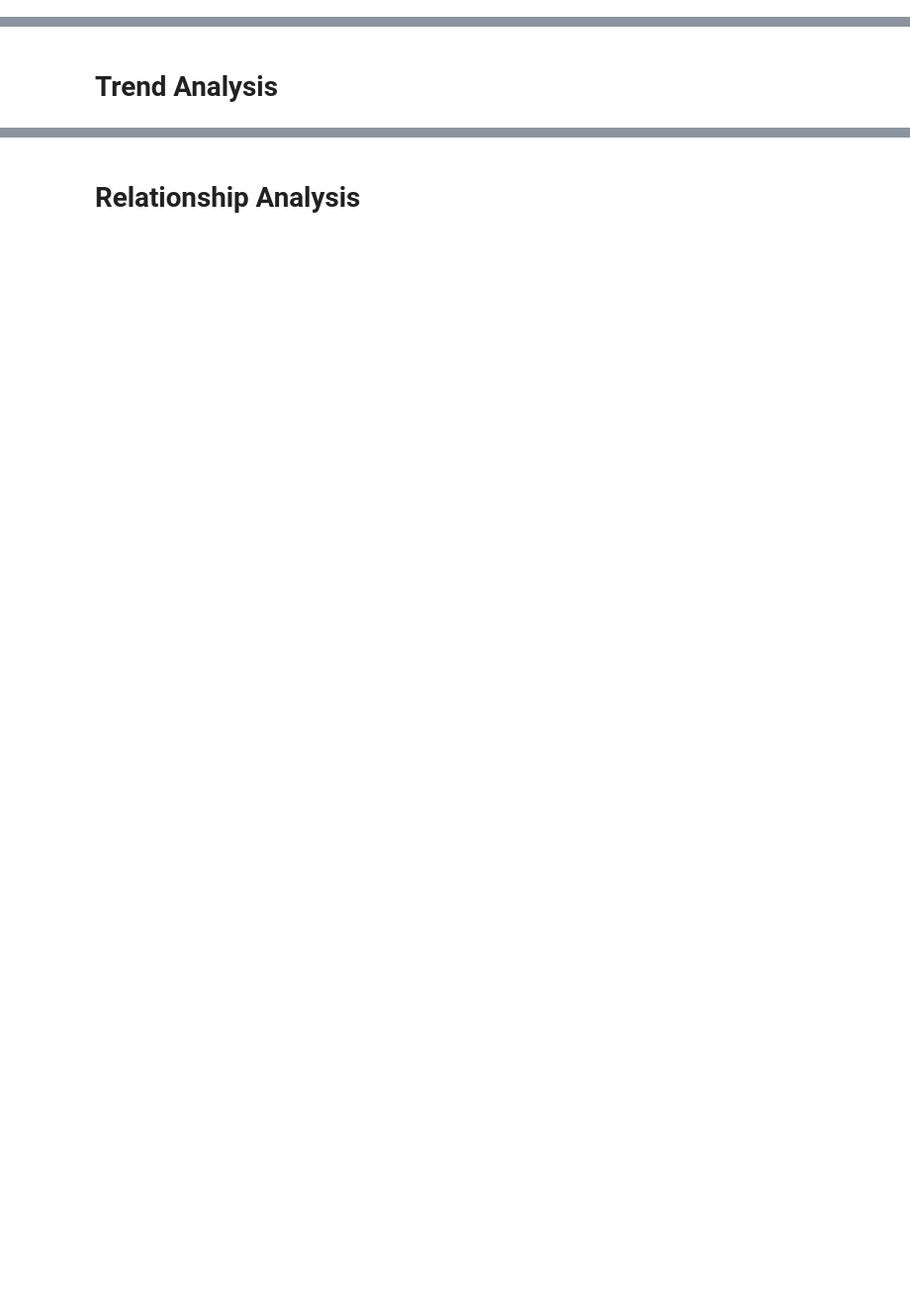
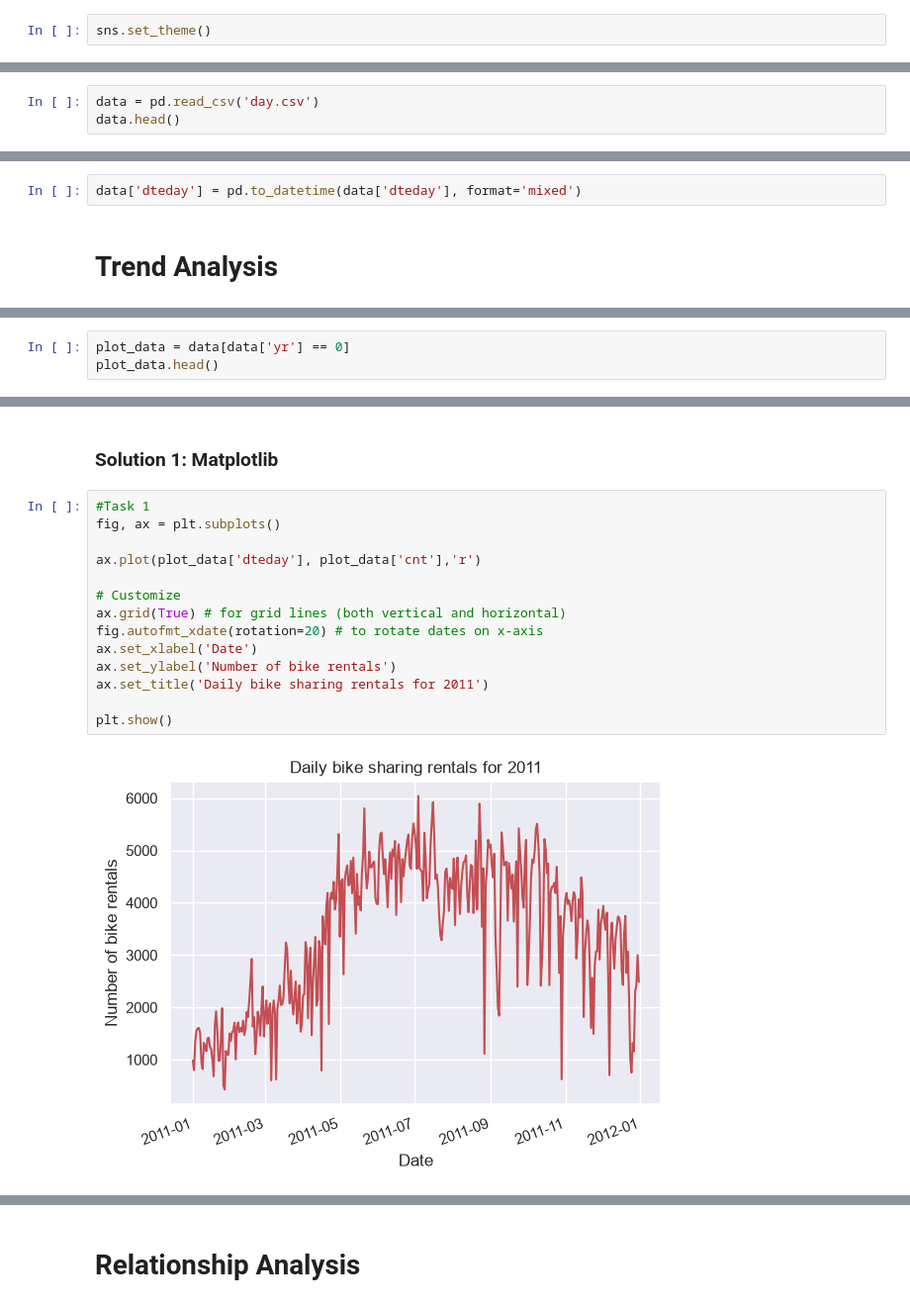
Before and after one commit to AndreaMSBios/PDS, a Jupyter notebook: notebooks/12 Visualization in Exploratory Data Analysis.ipynb, the cells around one changed output, grey strips where cells are left out. Shown at 99% size. Drawn from its saved outputs; the diff is of its cells as text; blank space fills up the shorter version.

```diff
--- a/notebooks/12 Visualization in Exploratory Data Analysis.ipynb
+++ b/notebooks/12 Visualization in Exploratory Data Analysis.ipynb
@@ -96,0 +132,2 @@ plt.show()
+# %%
+sns.set_theme()
@@ -96,0 +143,3 @@ plt.show()
+# %%
+data = pd.read_csv('day.csv')
+data.head()
@@ -97,2 +197,4 @@ plt.show()
+# %%
+data['dteday'] = pd.to_datetime(data['dteday'], format='mixed')
 # %% [markdown]
 # Trend Analysis
@@ -98,0 +212,3 @@ plt.show()
+# %%
+plot_data = data[data['yr'] == 0]
+plot_data.head()
@@ -98,0 +222,18 @@ plt.show()
+# %% [markdown]
+### Solution 1: Matplotlib
+# %%
+#Task 1
+fig, ax = plt.subplots()
+
+ax.plot(plot_data['dteday'], plot_data['cnt'],'r')
+
+# Customize
+ax.grid(True) # for grid lines (both vertical and horizontal)
+fig.autofmt_xdate(rotation=20) # to rotate dates on x-axis
+ax.set_xlabel('Date')
+ax.set_ylabel('Number of bike rentals')
+ax.set_title('Daily bike sharing rentals for 2011')
+
+plt.show()
+# %% [output]
+[figure, added]
```
Also changed, not shown: parts of 60 cells of this notebook, 1 other file.
